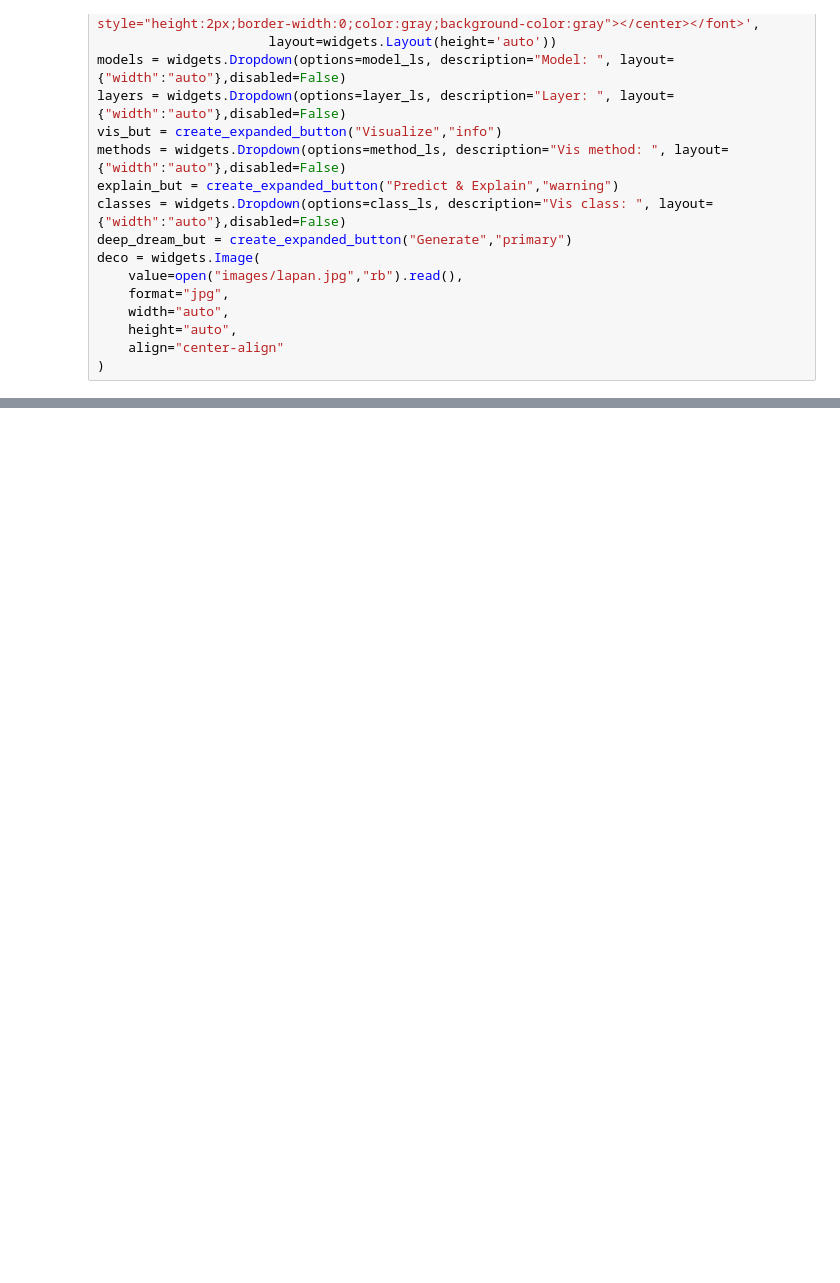
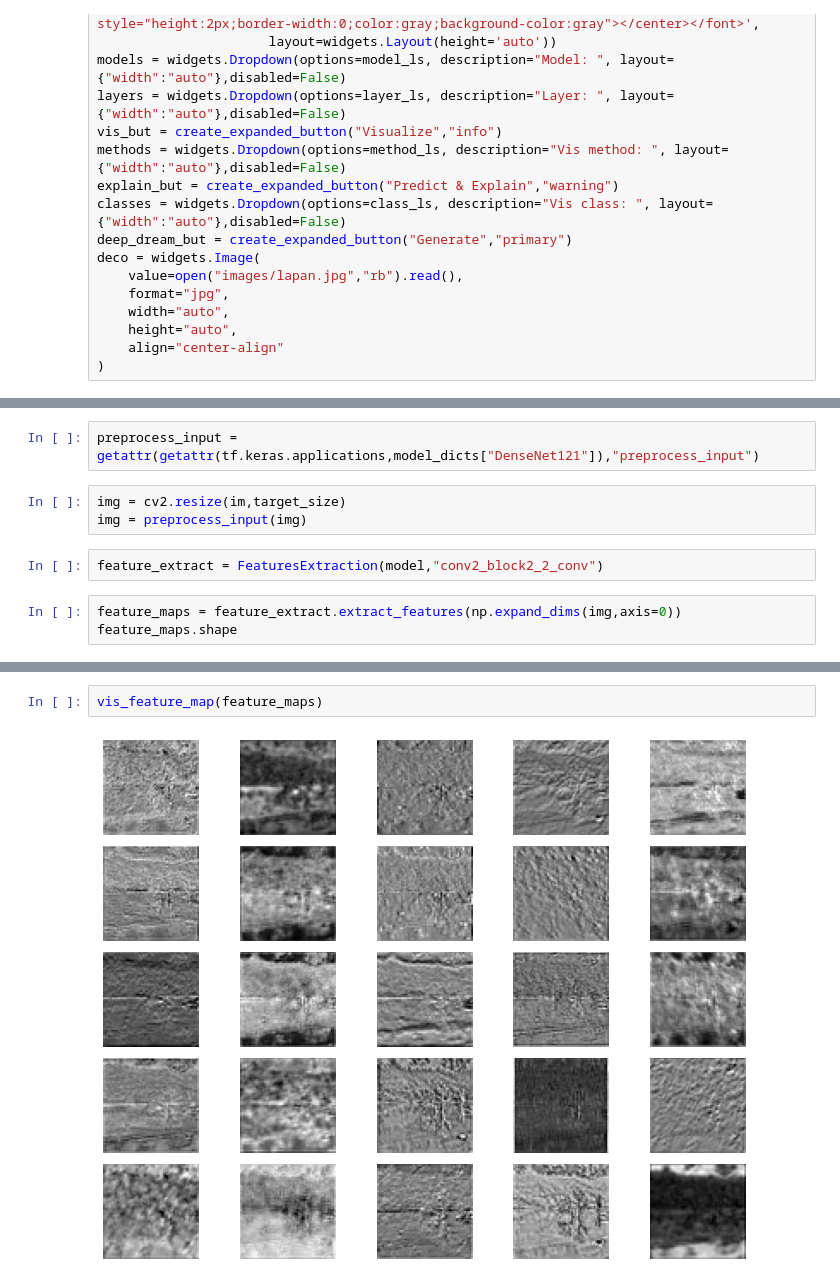
Before and after one commit to hnguyentt/cnn-visualization-keras-tf2, a Jupyter notebook: visualization.ipynb, the cells around one changed output, grey strips where cells are left out. Drawn from its saved outputs; the diff is of its cells as text; blank space fills up the shorter version.

Commit message:
Finish visualize feature maps

```diff
--- a/visualization.ipynb
+++ b/visualization.ipynb
@@ -104,0 +132,10 @@ GridspecLayout(children=(FileUpload(value={}, description='Upload', layout=Layou
+# %%
+preprocess_input = getattr(getattr(tf.keras.applications,model_dicts["DenseNet121"]),"preprocess_input")
+# %%
+img = cv2.resize(im,target_size)
+img = preprocess_input(img)
+# %%
+feature_extract = FeaturesExtraction(model,"conv2_block2_2_conv")
+# %%
+feature_maps = feature_extract.extract_features(np.expand_dims(img,axis=0))
+feature_maps.shape
@@ -104,0 +145,4 @@ GridspecLayout(children=(FileUpload(value={}, description='Upload', layout=Layou
+# %%
+vis_feature_map(feature_maps)
+# %% [output]
+[figure, added]
```
Also changed, not shown: parts of 6 cells of this notebook, 2 other files.
